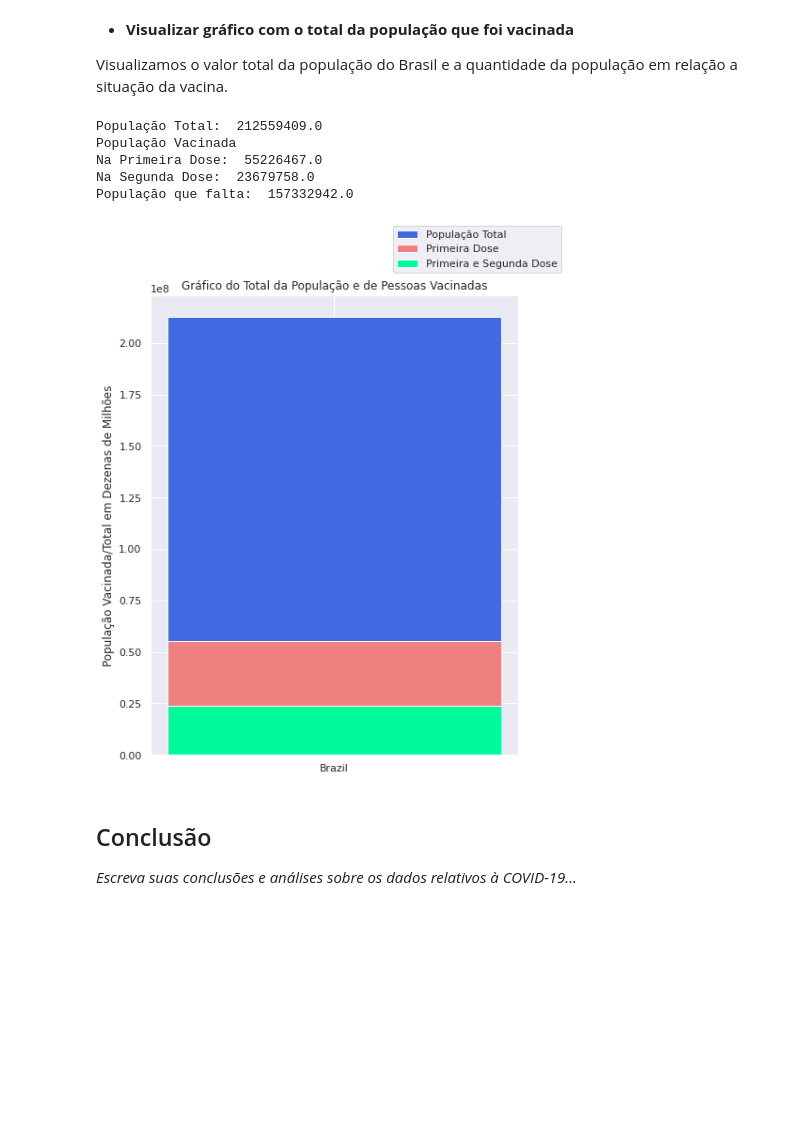
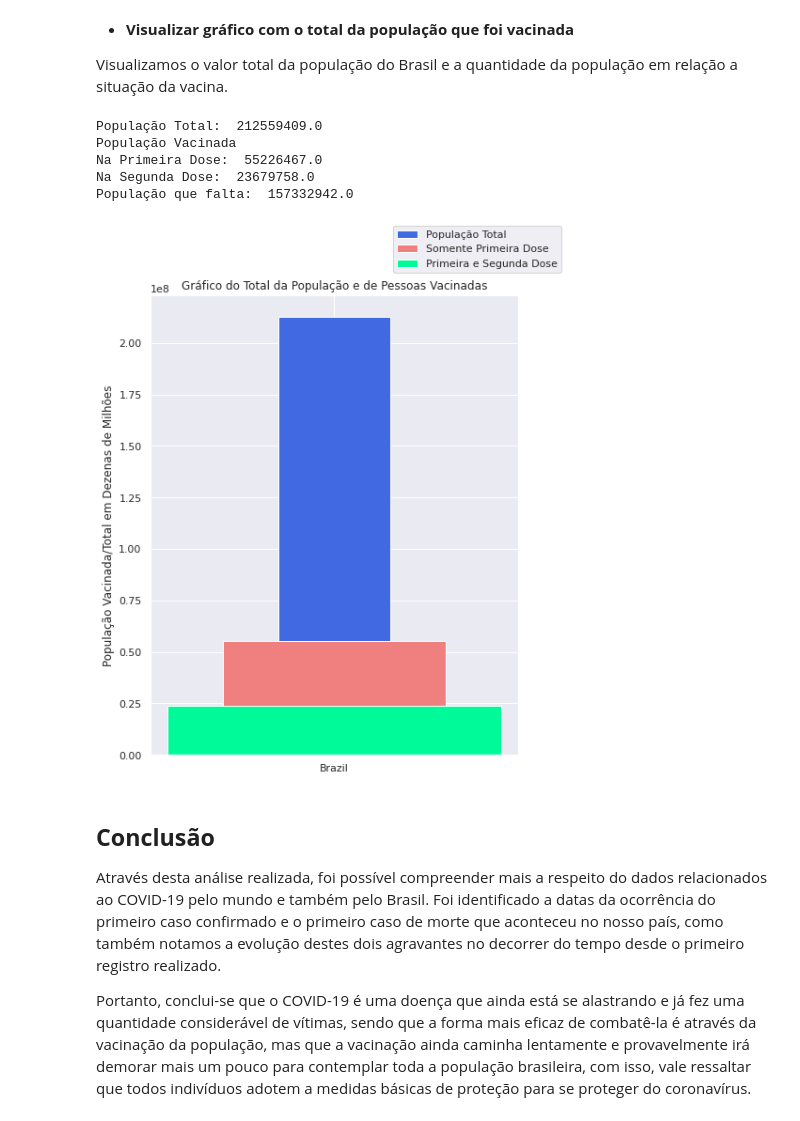
Before and after one commit to robson-ribeiro-da-silva/projects_data_science, a Jupyter notebook: Panorama_do_COVID_19_no_Brasil.ipynb, the cells around one changed output. Drawn from its saved outputs; the diff is of its cells as text; code cells hidden in the pictures; blank space fills up the shorter version.

```diff
--- a/Panorama_do_COVID_19_no_Brasil.ipynb
+++ b/Panorama_do_COVID_19_no_Brasil.ipynb
@@ -521,27 +482,29 @@ Visualizamos o valor total da população do Brasil e a quantidade da populaçã
 # %%
 print("População Total: ", populacao_total)
 print("População Vacinada ")
 print("Na Primeira Dose: ", primeira_dose)
 print("Na Segunda Dose: ", segunda_dose)
 print("População que falta: ", nao_vacinada)
 
 fig, ax = plt.subplots(figsize=(7,9))
-ax.bar('location', 'population', data=df_brasil, color = '#4169E1', label='População Total')
-ax.bar('location', 'people_vaccinated', data=df_brasil, color = '#F08080', label='Primeira Dose')
-ax.bar('location', 'people_fully_vaccinated', data=df_brasil, color = '#00FA9A', label='Primeira e Segunda Dose')
+ax.bar('location', 'population', data=df_brasil, color = '#4169E1', label='População Total', width=0.05)
+ax.bar('location', 'people_vaccinated', data=df_brasil, color = '#F08080', label='Somente Primeira Dose',  width=0.10)
+ax.bar('location', 'people_fully_vaccinated', data=df_brasil, color = '#00FA9A', label='Primeira e Segunda Dose', width=0.15)
 ax.set_title("Gráfico do Total da População e de Pessoas Vacinadas")
 ax.set_ylabel("População Vacinada/Total em Dezenas de Milhões")
 
 fig.legend()
 fig.show()
 # %% [output]
 População Total:  212559409.0
 População Vacinada
 Na Primeira Dose:  55226467.0
 Na Segunda Dose:  23679758.0
 População que falta:  157332942.0
-[figure, old version]
+[figure, new version]
-# %% [markdown]
-## Conclusão
-
-*Escreva suas conclusões e análises sobre os dados relativos à COVID-19...*
+# %% [markdown]
+## **Conclusão**
+
+Através desta análise realizada, foi possível compreender mais a respeito do dados relacionados ao COVID-19 pelo mundo e também pelo Brasil. Foi identificado a datas da ocorrência do primeiro caso confirmado e o primeiro caso de morte que aconteceu no nosso país, como também notamos a evolução destes dois agravantes no decorrer do tempo desde o primeiro registro realizado.
+
+Portanto, conclui-se que o COVID-19 é uma doença que ainda está se alastrando e já fez uma quantidade considerável de vítimas, sendo que a forma mais eficaz de combatê-la é através da vacinação da população, mas que a vacinação ainda caminha lentamente e provavelmente irá demorar mais um pouco para contemplar toda a população brasileira, com isso, vale ressaltar que todos indivíduos adotem a medidas básicas de proteção para se proteger do coronavírus.
```
Also changed, not shown: parts of 11 cells of this notebook.
